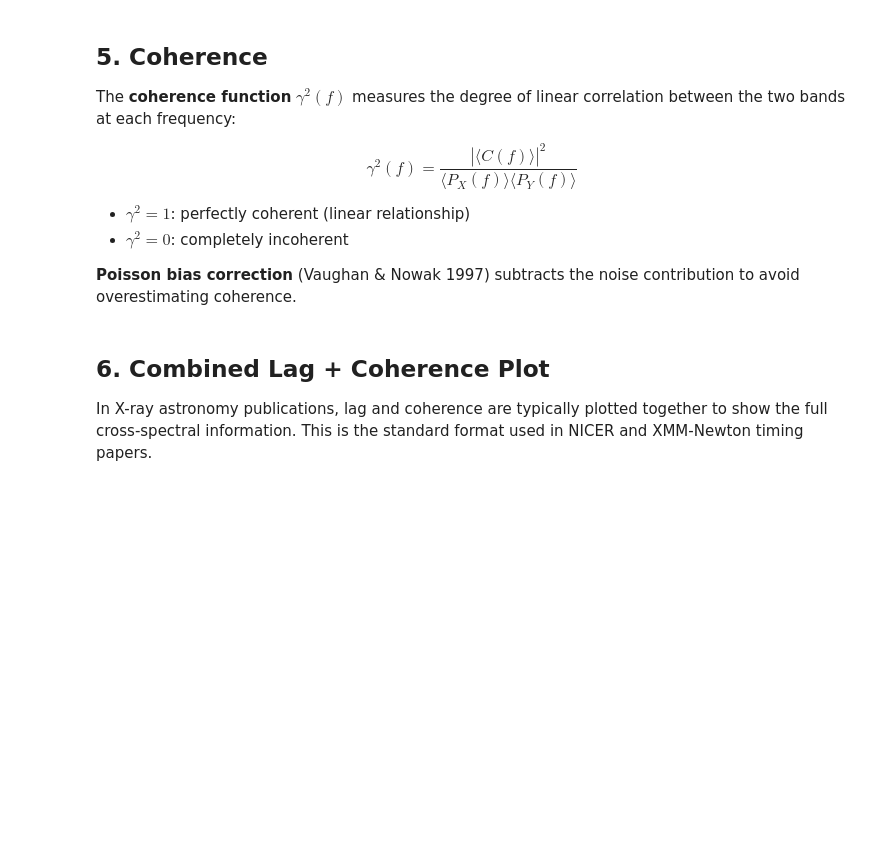
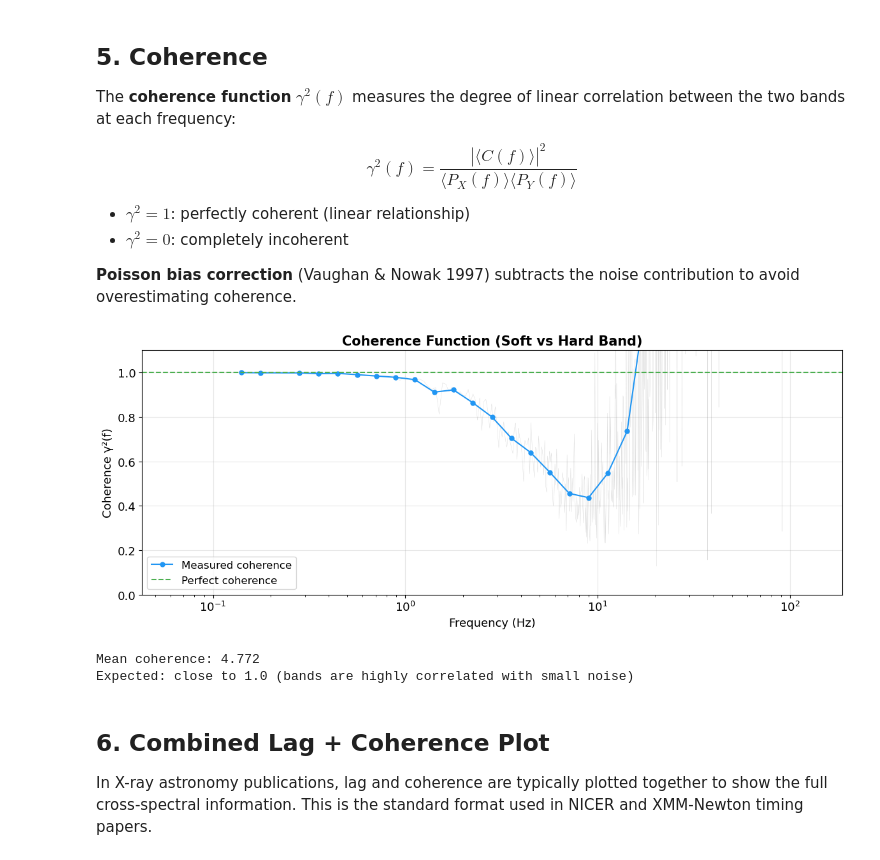
Before and after one commit to Omiii-215/gsoc2026-spectral-timing-notebooks, a Jupyter notebook: 02_crossspectrum_time_lags_coherence.ipynb, the cells around one changed output. Saved outputs shown, nothing was run; the diff lists cells and outputs as text; code cells hidden in the pictures; blank space fills up the shorter version.

```diff
--- a/02_crossspectrum_time_lags_coherence.ipynb
+++ b/02_crossspectrum_time_lags_coherence.ipynb
@@ -119,7 +127,7 @@ Its **phase** encodes the time lag, and its **amplitude** encodes the correlated
 # Compute AveragedCrossspectrum for better statistics
 seg_size = 16.0  # 16-second segments
 
-cs = AveragedCrossspectrum(lc_soft, lc_hard, segment_size=seg_size, norm='leahy')
+cs = AveragedCrossspectrum(lc_soft, lc_hard, segment_size=seg_size, norm='frac')
 
 n_segs = int(lc_soft.tseg / seg_size)
 print(f"Segments averaged: {n_segs}")
@@ -194,37 +211,41 @@ coh, coh_err = cs.coherence()
 # Manual rebinning of coherence
 from stingray.powerspectrum import AveragedPowerspectrum
 
-ps_soft = AveragedPowerspectrum(lc_soft, segment_size=seg_size, norm='leahy')
-ps_hard = AveragedPowerspectrum(lc_hard, segment_size=seg_size, norm='leahy')
+ps_soft = AveragedPowerspectrum(lc_soft, segment_size=seg_size, norm='frac')
+ps_hard = AveragedPowerspectrum(lc_hard, segment_size=seg_size, norm='frac')
 
 # Plot coherence
 fig, ax = plt.subplots(figsize=(12, 5))
 
 ax.semilogx(freq, coh, lw=0.3, alpha=0.3, color='gray')
 
 # Simple binning for visualization
 n_bins = 30
 freq_bins = np.logspace(np.log10(freq[1]), np.log10(freq[-1]), n_bins+1)
 coh_binned = []
 freq_binned = []
 for i in range(n_bins):
     mask = (freq >= freq_bins[i]) & (freq < freq_bins[i+1])
     if np.sum(mask) > 0:
         coh_binned.append(np.mean(coh[mask]))
         freq_binned.append(np.sqrt(freq_bins[i] * freq_bins[i+1]))
 
 ax.semilogx(freq_binned, coh_binned, 'o-', color='#2196F3', ms=5, lw=1.5, label='Measured coherence')
 ax.axhline(1.0, color='#4CAF50', ls='--', lw=1.5, label='Perfect coherence')
 ax.set_xlabel('Frequency (Hz)', fontsize=13)
 ax.set_ylabel('Coherence γ²(f)', fontsize=13)
 ax.set_title('Coherence Function (Soft vs Hard Band)', fontsize=15, fontweight='bold')
 ax.set_ylim(0, 1.1)
 ax.legend(fontsize=12)
 plt.tight_layout()
 plt.show()
 
 print(f"Mean coherence: {np.mean(coh_binned):.3f}")
 print(f"Expected: close to 1.0 (bands are highly correlated with small noise)")
+# %% [output]
+[figure, added]
+Mean coherence: 4.772
+Expected: close to 1.0 (bands are highly correlated with small noise)
 # %% [markdown]
 ## 6. Combined Lag + Coherence Plot
 
```
Also changed, not shown: parts of 6 cells of this notebook, 4 other files.
